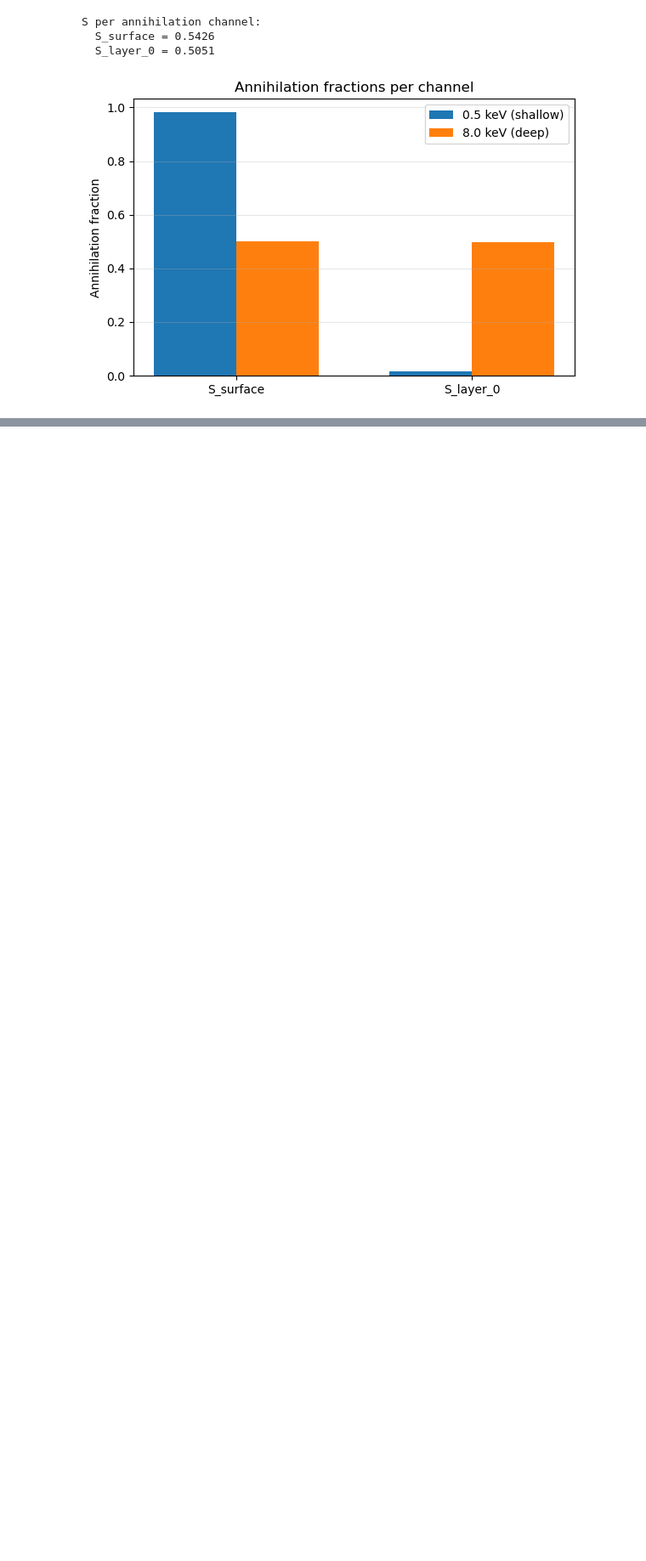
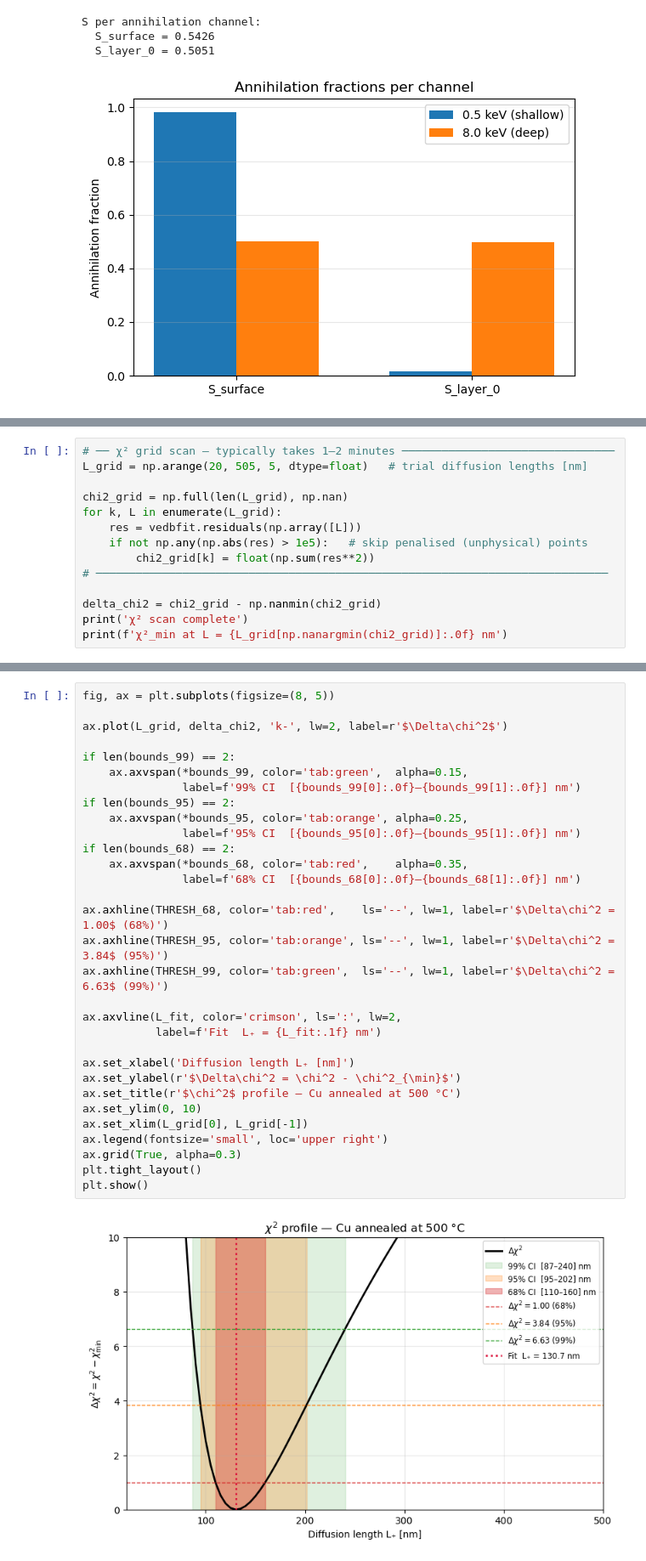
Before and after one commit to achiyaAmrusi/scipas, a Jupyter notebook: examples/vedb analysis/vedb_diffusion_length_measurement.ipynb, the cells around one changed output, grey strips where cells are left out. Shown at 85% size. Drawn from its saved outputs; the diff is of its cells as text; blank space fills up the shorter version.

```diff
--- a/examples/vedb analysis/vedb_diffusion_length_measurement.ipynb
+++ b/examples/vedb analysis/vedb_diffusion_length_measurement.ipynb
@@ -249,0 +258,14 @@ S per annihilation channel:
+# %%
+# ── χ² grid scan — typically takes 1–2 minutes ────────────────────────────────
+L_grid = np.arange(20, 505, 5, dtype=float)   # trial diffusion lengths [nm]
+
+chi2_grid = np.full(len(L_grid), np.nan)
+for k, L in enumerate(L_grid):
+    res = vedbfit.residuals(np.array([L]))
+    if not np.any(np.abs(res) > 1e5):   # skip penalised (unphysical) points
+        chi2_grid[k] = float(np.sum(res**2))
+# ─────────────────────────────────────────────────────────────────────────────
+
+delta_chi2 = chi2_grid - np.nanmin(chi2_grid)
+print('χ² scan complete')
+print(f'χ²_min at L = {L_grid[np.nanargmin(chi2_grid)]:.0f} nm')
@@ -249,0 +309,33 @@ S per annihilation channel:
+# %%
+fig, ax = plt.subplots(figsize=(8, 5))
+
+ax.plot(L_grid, delta_chi2, 'k-', lw=2, label=r'$\Delta\chi^2$')
+
+if len(bounds_99) == 2:
+    ax.axvspan(*bounds_99, color='tab:green',  alpha=0.15,
+               label=f'99% CI  [{bounds_99[0]:.0f}–{bounds_99[1]:.0f}] nm')
+if len(bounds_95) == 2:
+    ax.axvspan(*bounds_95, color='tab:orange', alpha=0.25,
+               label=f'95% CI  [{bounds_95[0]:.0f}–{bounds_95[1]:.0f}] nm')
+if len(bounds_68) == 2:
+    ax.axvspan(*bounds_68, color='tab:red',    alpha=0.35,
+               label=f'68% CI  [{bounds_68[0]:.0f}–{bounds_68[1]:.0f}] nm')
+
+ax.axhline(THRESH_68, color='tab:red',    ls='--', lw=1, label=r'$\Delta\chi^2 = 1.00$ (68%)')
+ax.axhline(THRESH_95, color='tab:orange', ls='--', lw=1, label=r'$\Delta\chi^2 = 3.84$ (95%)')
+ax.axhline(THRESH_99, color='tab:green',  ls='--', lw=1, label=r'$\Delta\chi^2 = 6.63$ (99%)')
+
+ax.axvline(L_fit, color='crimson', ls=':', lw=2,
+           label=f'Fit  L₊ = {L_fit:.1f} nm')
+
+ax.set_xlabel('Diffusion length L₊ [nm]')
+ax.set_ylabel(r'$\Delta\chi^2 = \chi^2 - \chi^2_{\min}$')
+ax.set_title(r'$\chi^2$ profile — Cu annealed at 500 °C')
+ax.set_ylim(0, 10)
+ax.set_xlim(L_grid[0], L_grid[-1])
+ax.legend(fontsize='small', loc='upper right')
+ax.grid(True, alpha=0.3)
+plt.tight_layout()
+plt.show()
+# %% [output]
+[figure, added]
```
Also changed, not shown: parts of 4 cells of this notebook.
